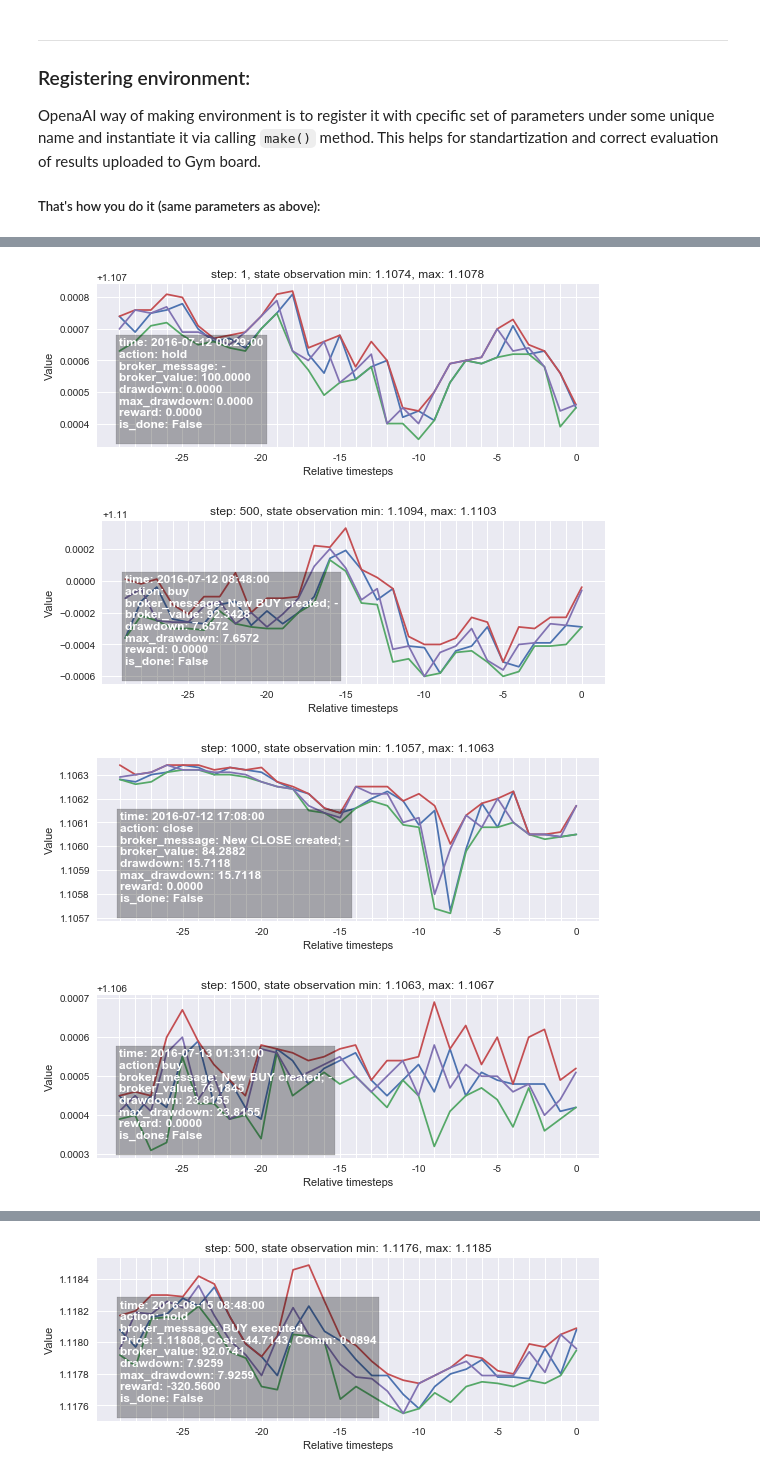
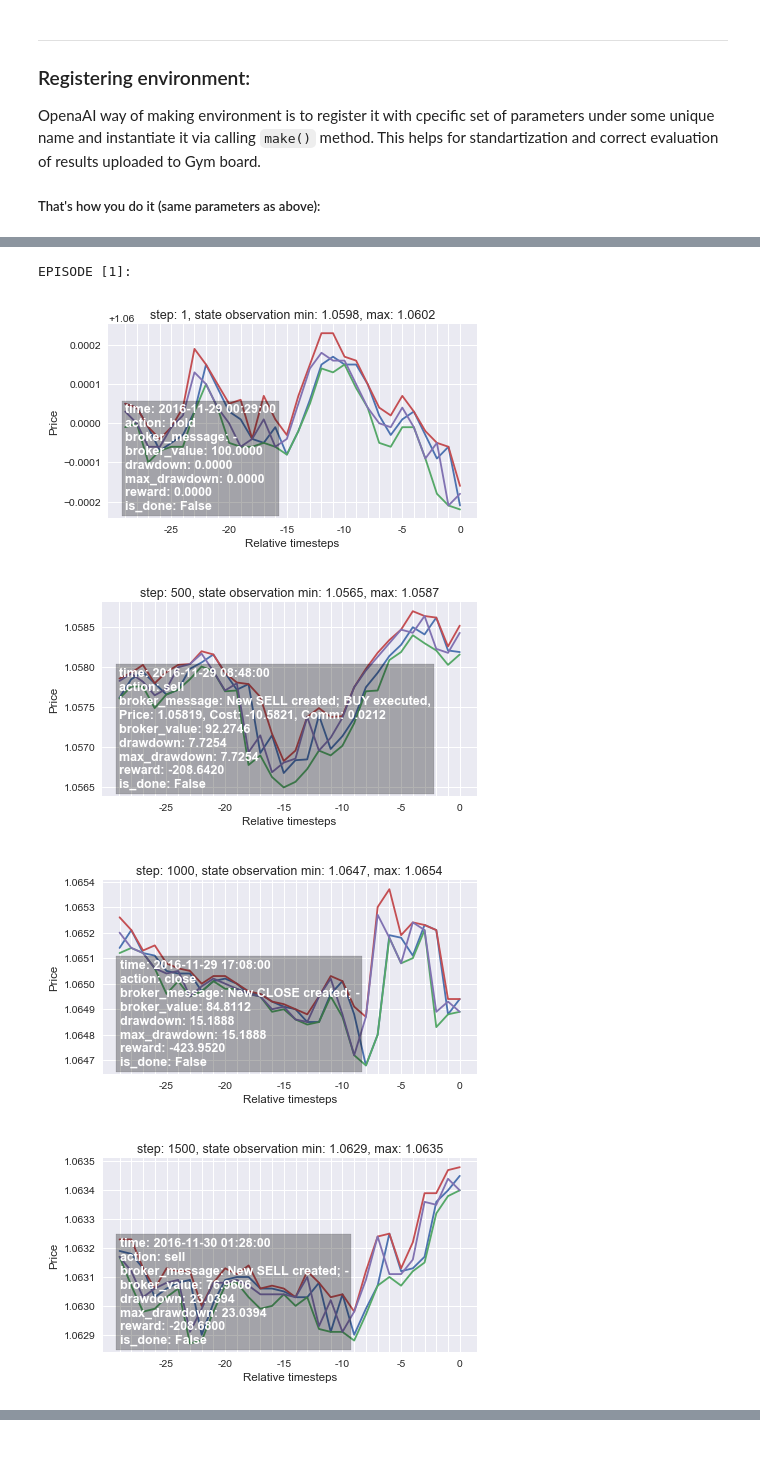
Before and after one commit to Kismuz/btgym, a Jupyter notebook: examples/setting_up_environment_basic.ipynb, the cells around one changed output, grey strips where cells are left out. Cells and saved outputs as stored; diff of their text form; code cells hidden in the pictures; blank space fills up the shorter version.

Commit message:
rendering rebuild finished (hope for)

```diff
--- a/examples/setting_up_environment_basic.ipynb
+++ b/examples/setting_up_environment_basic.ipynb
@@ -186,41 +222,18 @@ Just for giving sense of env. operation flow, our agent will be just mindless ra
 # %%
-import itertools
-import random
-import numpy as np
-
-import matplotlib
-import matplotlib.pyplot as plt
-%matplotlib inline
-
-#
-
-def to_string(dictionary):
-    """Fromat utility function"""
-    text = ''
-    for k, v in dictionary.items():
-        if type(v) in [float]:
-            v = '{:.4f}'.format(v)
-        text += '{}: {}\n'.format(k, v)
-    return(text)
-
-# Number  episodes to run:
-num_episodes = 3
-
-# Render every:
-state_render=500
-
+# Run it:
 for episode in range(num_episodes):
 
     # Calling reset() before every episode.
-    # Watch for log output: when called for first time, it will start the server,
-    # than samples episode and return initial state observation (by simply making one step):
+
     init_state = MyEnvironment.reset()
 
-    # Render first step:
-    MyEnvironment.render()
+    print('\nEPISODE [{}]:'.format(episode + 1))
+
+    # Render and show first step:
+    show_rendered_image(MyEnvironment.render('human'))
 
     # Repeat until episode end:
-    for _1 in itertools.count():
+    for _ in itertools.count():
 
         #Choose random action:
         rnd_action = int((MyEnvironment.action_space.n)*random.random())
@@ -228,17 +241,19 @@ for episode in range(num_episodes):
         # Make a step in the environment:
         obs, reward, done, info = MyEnvironment.step(rnd_action)
 
-        #Plot state every 500th step
+        # Show state every 500th step
         # and when episode is finished:
         if info[-1]['step'] % state_render == 0 or done:
-
-            MyEnvironment.render()
+            show_rendered_image(MyEnvironment.render('human'))
 
         if done: break
 
-    # Print episode statistic (quite useless for now since we didn't added any observers etc.)
-    print('STAT:\n{}\nINFO:\n{}'.format(to_string(MyEnvironment.get_stat()),
-                                        to_string(info[-1])))
+    # Print episode statistic (quite modest for now since we didn't added any observers etc.)
+    print('SUMMARY:\n{}\nINFO [last observation]:\n{}'.
+        format(to_string(MyEnvironment.get_stat()), to_string(info[-1])))
+    # Render and show episode statisic:
+    print('BACKTRADER SUMMARY PLOT:')
+    show_rendered_image(MyEnvironment.render('episode'))
 
 # Clean up:
 MyEnvironment.close()
@@ -261,4 +278,5 @@ MyEnvironment.close()
+EPISODE [1]:
-[figure, old version]
+[figure, new version]
-[figure, old version]
+[figure, new version]
-[figure, old version]
+[figure, new version]
-[figure, old version]
+[figure, new version]
@@ -298 +299,0 @@ is_done: True
-[figure, removed]
```
Also changed, not shown: parts of 7 cells of this notebook, 4 other files.
